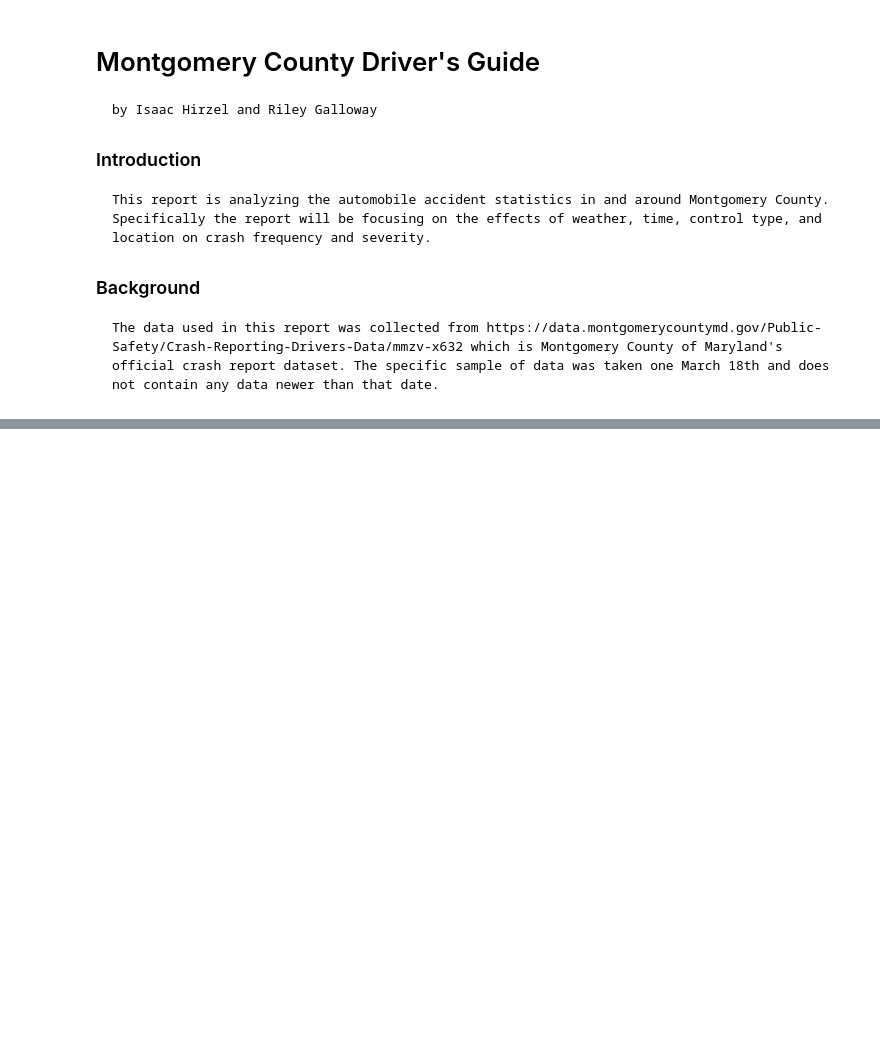
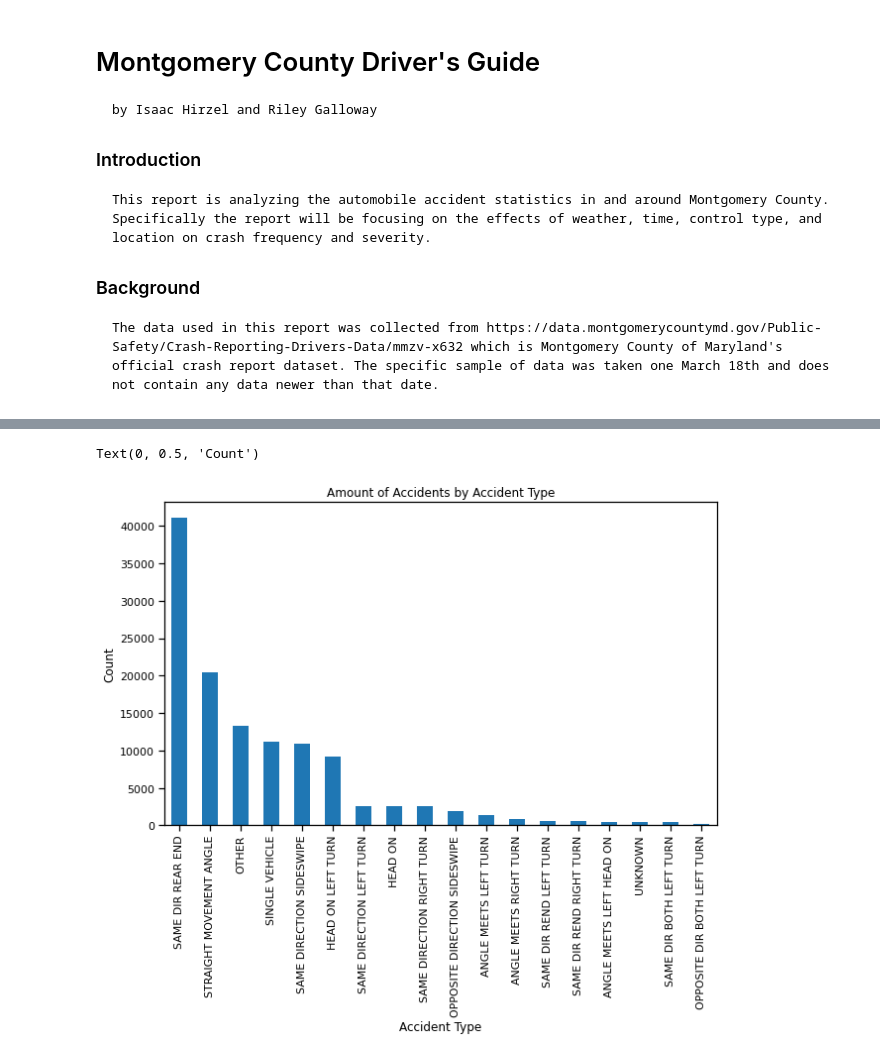
Before and after one commit to ikehirzel/cst383-project1, a Jupyter notebook: project_1.ipynb, the cells around one changed output, grey strips where cells are left out. Drawn from its saved outputs; the diff is of its cells as text; code cells hidden in the pictures; blank space fills up the shorter version.

Commit message:
Added title and axes to plots

```diff
--- a/project_1.ipynb
+++ b/project_1.ipynb
@@ -53,0 +63,8 @@ plt.title("Distribution of Accidents by Speed Limit")
+# %%
+df["Collision Type"][(df["Traffic Control"] != "OTHER") & (df["Traffic Control"] != "UNKNOWN") & (df["Collision Type"] != "UNKNOWN") & (df["Collision Type"] != "OTHER")].dropna().value_counts(ascending=False).dropna().plot.bar()
+plt.title("Amount of Accidents by Accident Type")
+plt.xlabel("Accident Type")
+plt.ylabel("Count")
+# %% [output]
+Text(0, 0.5, 'Count')
+[figure, added]
```
Also changed, not shown: parts of 6 cells of this notebook.
